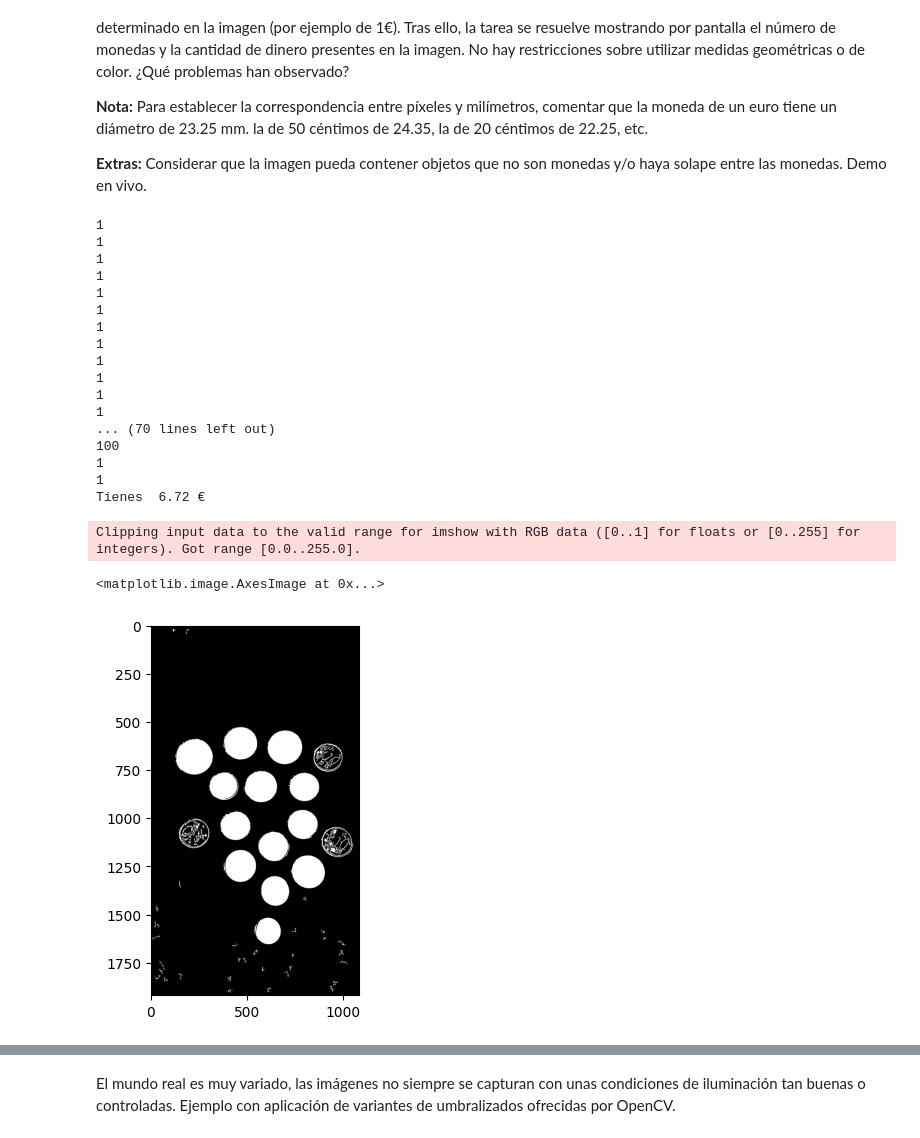
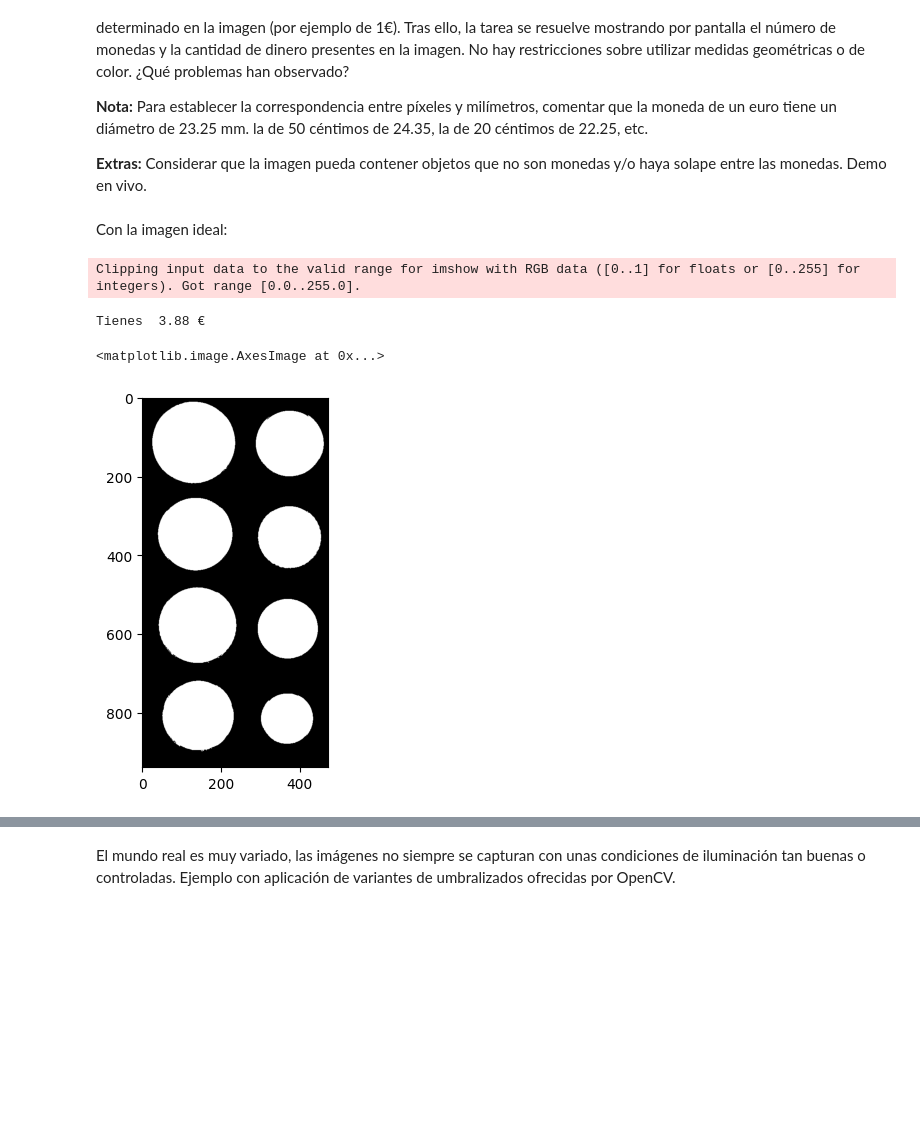
Before and after one commit to Kilamper/Vision-por-Computador, a Jupyter notebook: Práctica 3/VC_P3_G1.ipynb, the cells around one changed output, grey strips where cells are left out. Saved outputs shown, nothing was run; the diff lists cells and outputs as text; code cells hidden in the pictures; blank space fills up the shorter version.

```diff
--- a/Práctica 3/VC_P3_G1.ipynb
+++ b/Práctica 3/VC_P3_G1.ipynb
@@ -12,14 +12,13 @@ Tras visualizar la imagen, identifica de forma interactiva (por ejemplo haciendo
 **Nota:** Para establecer la correspondencia entre píxeles y milímetros, comentar que la moneda de un euro tiene un diámetro de 23.25 mm. la de 50 céntimos de 24.35, la de 20 céntimos de 22.25, etc.
 
 **Extras:** Considerar que la imagen pueda contener objetos que no son monedas y/o haya solape entre las monedas. Demo en vivo.
+# %% [markdown]
+Con la imagen ideal:
 # %%
 img = cv2.imread('Material P3/Monedas.jpg')
-img = cv2.imread('Images/Coins1.jpeg')
 img_rgb = cv2.cvtColor(img, cv2.COLOR_BGR2RGB)
 img_gris = cv2.cvtColor(img, cv2.COLOR_BGR2GRAY)
 th,img_th = cv2.threshold(img_gris,0,255,cv2.THRESH_BINARY_INV+cv2.THRESH_OTSU)
-img_th = cv2.adaptiveThreshold(img_gris,255,cv2.ADAPTIVE_THRESH_MEAN_C,\
-            cv2.THRESH_BINARY_INV,11,2)
 
 #Obtiene únicamente los contornos externos
 contornos, hierarchy = cv2.findContours(img_th,
@@ -45,7 +44,9 @@ coin_ratios = {int(round(16.26/reference_diameter,2)*100) : 1,
                int(round(22.25/reference_diameter,2)*100): 20,
                int(round(24.25/reference_diameter,2)*100): 50,
                int(round(23.25/reference_diameter,2)*100): 100,
-               int(round(25.75/reference_diameter,2)*100): 200}
+               int(round(25.75/reference_diameter,2)*100): 200,
+               int(round(28/reference_diameter,2)*100): 0,
+               int(round(15/reference_diameter,2)*100): 0,}
 
 # Pide que el usuario seleccione una moneda
 ix = None
@@ -65,50 +66,33 @@ while cv2.waitKey(20) != 27:
 cv2.destroyAllWindows()
 
 
 experimental_diameters = []
 experimental_reference = None
 #Imagen negra
 img_cont = np.zeros(img_rgb.shape)
 #Recorre los contornos externos
 for c in contornos:
     #Área del contorno
     area = cv2.contourArea(c)
     #Área mínima (útil filtrar en ocasiones)
     if area > 50:
         #Mínimo círculo que contiene al contorno
         (cx,cy),radio = cv2.minEnclosingCircle(c)
         experimental_diameters.append(radio * 2)
         #Dibuja los contornos
         cv2.drawContours(img_cont, [c], -1, (255,255,255), -1)
         if np.sqrt(np.power(ix-cx,2) + np.power(iy-cy, 2)) <= radio:
              experimental_reference = radio * 2
 
 
 new_ratios = [element / experimental_reference for element in experimental_diameters]
 money = 0
 for ratio in new_ratios:
     money += coin_ratios[list(coin_ratios.keys())[np.argmin([abs(element - int(round(ratio,3)*100)) for element in coin_ratios.keys()])]]
-    print(coin_ratios[list(coin_ratios.keys())[np.argmin([abs(element - int(round(ratio,3)*100)) for element in coin_ratios.keys()])]])
 print("Tienes ", money/100, "€")
 plt.imshow(img_cont)
 # %% [output]
-1
-1
-1
-1
-1
-1
-1
-1
-1
-1
-1
-1
-... (70 lines left out)
-100
-1
-1
-Tienes  6.72 €
+Clipping input data to the valid range for imshow with RGB data ([0..1] for floats or [0..255] for integers). Got range [0.0..255.0].
-Clipping input data to the valid range for imshow with RGB data ([0..1] for floats or [0..255] for integers). Got range [0.0..255.0].
+Tienes  3.88 €
 <matplotlib.image.AxesImage at 0x...>
-[figure, old version]
+[figure, new version]
```
Also changed, not shown: parts of 8 cells of this notebook.
